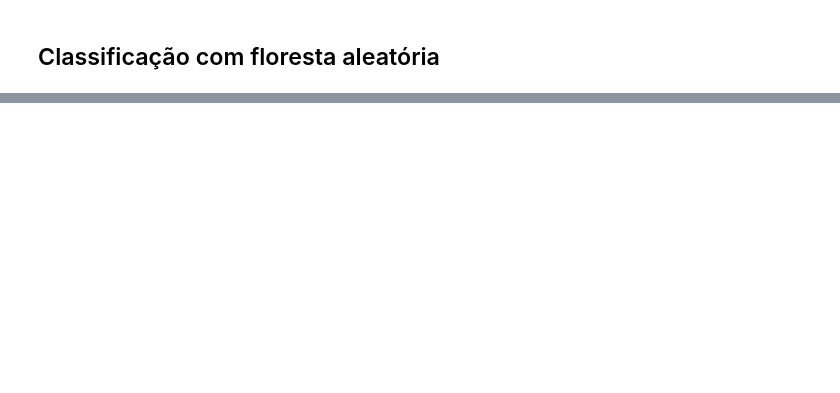
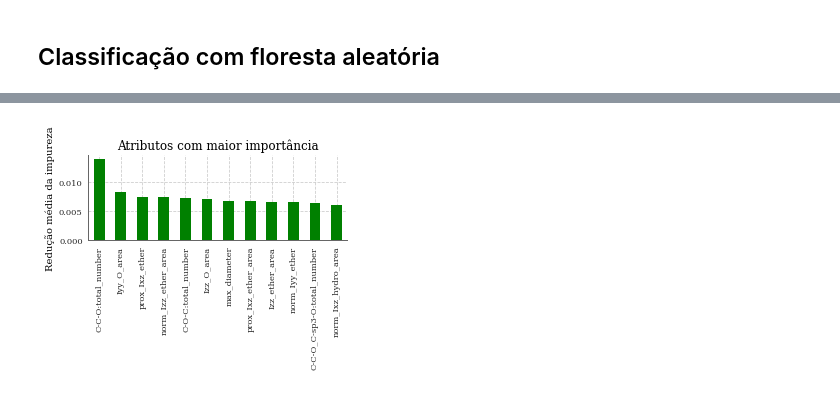
Before and after one commit to Karl-Marcos/ML-2022-DIMP, a Jupyter notebook: bloco_2.ipynb, the cells around one changed output, grey strips where cells are left out. Cells and saved outputs as stored; diff of their text form; code cells hidden in the pictures; blank space fills up the shorter version.

```diff
--- a/bloco_2.ipynb
+++ b/bloco_2.ipynb
@@ -752,5 +755,13 @@ modelo_rf.fit(X_treino, y_treino)
 
 # realiza uma previsão usando o modelo treinado
 previsao = modelo_rf.predict(X_teste)
+
+importancia = modelo_rf.feature_importances_
+desvio_padrao = np.std(
+    [arvore.feature_importances_ for arvore in modelo_rf.estimators_], axis=0
+)
+
+serie_importancia = pd.Series(importancia, index=FEATURES)
+
 print(previsao)
 # %% [output]
@@ -761,0 +773,10 @@ Accuracy: 0.9441176470588235
+# %%
+C = serie_importancia.sort_values(ascending = False)
+
+fig, axe = plt.subplots()
+C[0:12].plot.bar(ax=axe, color = 'g')
+axe.set_ylabel("Redução média da impureza")
+axe.set_title(f"Atributos com maior importância")
+plt.show()
+# %% [output]
+[figure, added]
```
Also changed, not shown: parts of 8 cells of this notebook.
